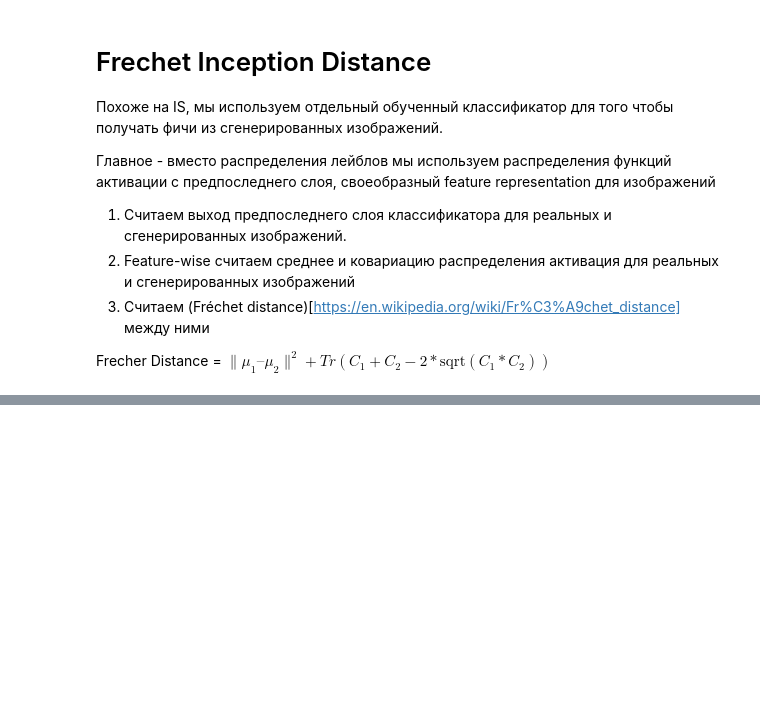
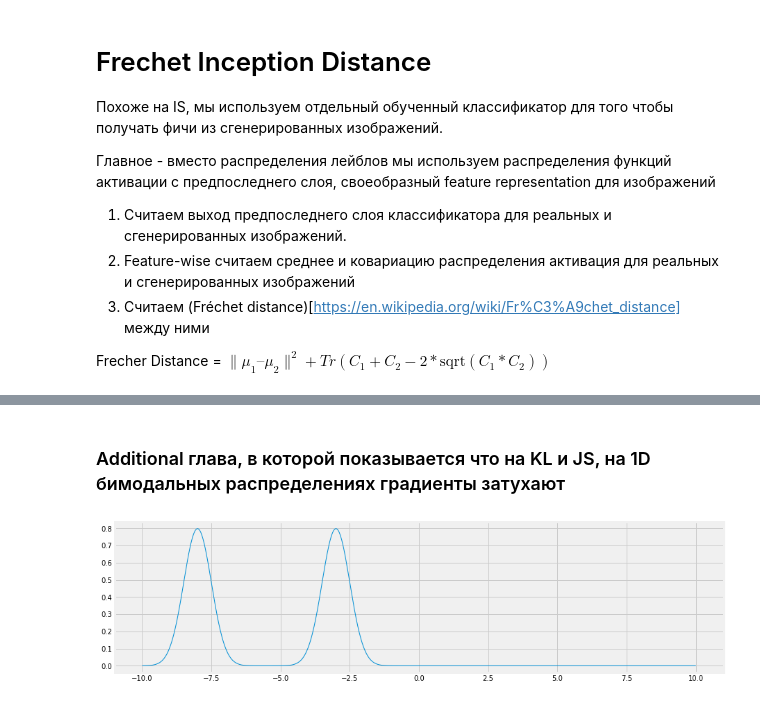
Before and after one commit to MaximArtemev/hse_gans, a Jupyter notebook: seminars/seminar-2/DIVISFID_2D_for_teachers.ipynb, the cells around one changed output, grey strips where cells are left out. Saved outputs shown, nothing was run; the diff lists cells and outputs as text; code cells hidden in the pictures; blank space fills up the shorter version.

```diff
--- a/seminars/seminar-2/DIVISFID_2D_for_teachers.ipynb
+++ b/seminars/seminar-2/DIVISFID_2D_for_teachers.ipynb
@@ -275,0 +333,19 @@ The authors of the score show that lower FID scores correlate with better-qualit
+# %% [markdown]
+### Additional глава, в которой показывается что на KL и JS, на 1D бимодальных распределениях градиенты затухают
+# %%
+mu1, sigma1 = -3, 0.5
+mu2, sigma2 = -8, 0.5
+
+
+target1 = distrs.Normal(mu1, sigma1)
+target2 = distrs.Normal(mu2, sigma2)
+
+x = torch.linspace(-10, 10, 1000)
+px = target1.log_prob(x).exp() + target2.log_prob(x).exp()
+# %%
+plt.figure(figsize=(14,4))
+
+plt.plot(x.numpy(), px.numpy(), linewidth=1)
+plt.show()
+# %% [output]
+[figure, added]
```
Also changed, not shown: parts of 28 cells of this notebook.
